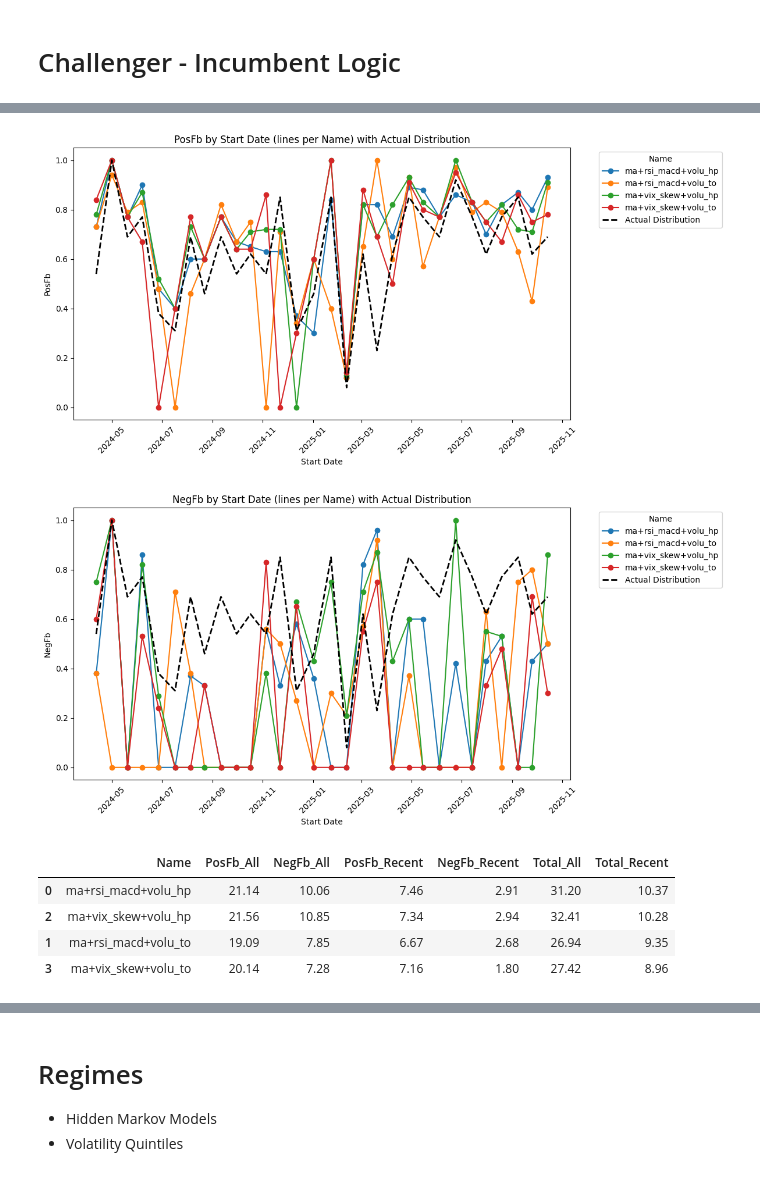
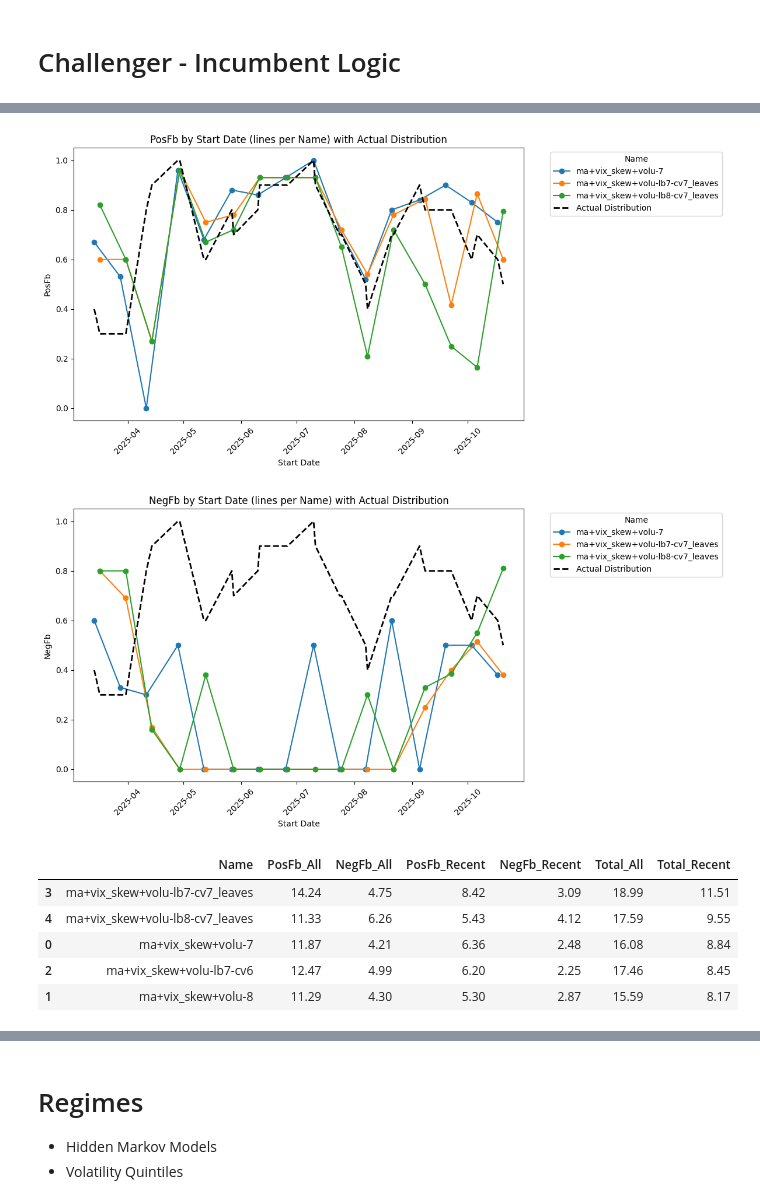
Before and after one commit to bchase17/Fracturion, a Jupyter notebook: Testing_Pipeline/Experiment_Pipeline.ipynb, the cells around one changed output, grey strips where cells are left out. Drawn from its saved outputs; the diff is of its cells as text; code cells hidden in the pictures.

```diff
--- a/Testing_Pipeline/Experiment_Pipeline.ipynb
+++ b/Testing_Pipeline/Experiment_Pipeline.ipynb
@@ -864,9 +1008,9 @@ all_seasons = ['cyc_week_sin', 'cyc_week_cos', 'cyc_month_sin', 'cyc_month_cos',
 ## ============================== ##
 thresh = [.55] # minimum confidence by model for predictions to be included
 results = [] # for storing performance of single run
-metrics_df = pd.DataFrame() # initialize df for storing performance of multiple runs
-all_perm_dfs = [] # stores results of permutation importance for each run
-perm_size = 245 # size of permutation importance
+#metrics_df = pd.DataFrame() # initialize df for storing performance of multiple runs
+#all_perm_dfs = [] # stores results of permutation importance for each run
+perm_size = 245 #245 # size of permutation importance
 opt = 'matthews_corrcoef' # evaluation metric, preferred is matthews_corrcoef
 exclude = {'Date', 'Close', 'High', 'Low', 'Volume'}
 
@@ -877,7 +1021,7 @@ exclude = {'Date', 'Close', 'High', 'Low', 'Volume'}
 ticker = 'QQQ'
 returns = [5] # list of time horizons to test
 test_size = 10 # used for size of test set, default is 10-20
-lbs = [8] # lookback years for training data, default is 8
+lbs = [7, 8] # lookback years for training data, default is 8
 offset_size = test_size # if doing multiple time series, this value determines the step size
 runs = 16 # number of runs to do
 
@@ -931,13 +1075,9 @@ models_dict = {
 }
 """
 
+# Golden incumbent: ma+vix_skew+volu-bl
 models_dict = {
-    'moving_averages': (ma_cols+rsi_macd_cols+volume_cols+atr_adx_vol_cols+vix_skew_cols+experimental_slop_cols, 'rs'),
-}
-
-models_dict = {
-    'ma+rsi_macd+volu-bl': (ma_cols+rsi_macd_cols+volume_cols, 'temporal'),
-    'ma+vix_skew+volu-bl': (ma_cols+vix_skew_cols+volume_cols, 'temporal'),
+    'ma+vix_skew+volu': (ma_cols+vix_skew_cols+volume_cols, 'temporal'),
     }
 
 for r in returns:
@@ -948,6 +1088,10 @@ for r in returns:
         offset = offset + 1
 
         for lb in lbs:
+
+            if lb == 8:
+                cv_nums = [7]
+            else: cv_nums = [7]
 
             df_ph = df.iloc[offset : offset + 245 * lb, :].iloc[r:].copy()  # 245 records is ~1 year of data
             ret_col = f"Return_{r}"
@@ -964,8 +1108,11 @@ for r in returns:
             #==== Loop through model_dicts Run ====#
             #combos_dict = combos(models_dict)
             for name, (cols, cv_type) in models_dict.items():
-                metrics_df, perm_df = run(filtered, cols, ret_col, lb, cv_type, name, metrics_df)
-                all_perm_dfs.append(perm_df.copy())
+
+                for cv_num in cv_nums:
+                    name_adj = f'{name}-lb{lb}-cv{cv_num}_leaves'
+                    metrics_df, perm_df = run(filtered, cols, ret_col, lb, cv_type, name_adj, metrics_df)
+                    all_perm_dfs.append(perm_df.copy())
                 """
                 start = time.time()
                 metrics_df, perm_df = run(filtered, cols, ret_col, lb, cv_type, name, metrics_df)
@@ -999,0 +1147,3 @@ Run 30 of 30 | LB: 8 | Horizon: 5 | 2024-04-09 00:00:00 - 2024-05-01 00:00:00
+# %%
+metrics_df_backup = metrics_df.copy()
+metrics_df = metrics_df[metrics_df['Name'].isin(['ma+vix_skew+volu-lb7-cv7_leaves', 'ma+vix_skew+volu-lb8-cv7_leaves', 'ma+vix_skew+volu-7', 'ma+vix_skew+volu-lb7-cv6'])].copy()
@@ -1000,26 +1155,31 @@ Run 30 of 30 | LB: 8 | Horizon: 5 | 2024-04-09 00:00:00 - 2024-05-01 00:00:00
 # %%
-visualize_performance(metrics_df)#[metrics_df['Name'].isin(['ma+vix_skew+volu', 'ma+rsi_macd+volu', 'ma+rsi_macd+volu_hp', 'ma+vix_skew+volu_hp'])])
-cutoff = pd.to_datetime('2025-05-01')
+# Golden incumbent: ma+vix_skew+volu-bl
+
+models = ['ma+vix_skew+volu-lb7-cv7_leaves', 'ma+vix_skew+volu-lb8-cv7_leaves', 'ma+vix_skew+volu-7']
+visualize_performance(metrics_df[metrics_df['Name'].isin(models)])
+cutoff = pd.to_datetime('2025-07-01')
 metrics_df['Start_Date'] = pd.to_datetime(metrics_df['Start_Date'])
 
 summary_df = (
     metrics_df.groupby('Name')
       .agg(
           PosFb_All=('PosFb', 'sum'),
           NegFb_All=('NegFb', 'sum'),
           PosFb_Recent=('PosFb', lambda x: x[metrics_df['Start_Date'] > cutoff].sum()),
           NegFb_Recent=('NegFb', lambda x: x[metrics_df['Start_Date'] > cutoff].sum())
       )
       .reset_index()
 )
 summary_df['Total_All'] = summary_df['PosFb_All'] + summary_df['NegFb_All']
 summary_df['Total_Recent'] = summary_df['PosFb_Recent'] + summary_df['NegFb_Recent']
+#summary_df[summary_df['Name'].isin(models)].sort_values(by='Total_Recent', ascending=False)
 summary_df.sort_values(by='Total_Recent', ascending=False)
 # %% [output]
-[figure, old version]
+[figure, new version]
-[figure, old version]
+[figure, new version]
 |  | Name | PosFb_All | NegFb_All | PosFb_Recent | NegFb_Recent | Total_All | Total_Recent |
-| 0 | ma+rsi_macd+volu_hp | 21.14 | 10.06 | 7.46 | 2.91 | 31.20 | 10.37 |
-| 2 | ma+vix_skew+volu_hp | 21.56 | 10.85 | 7.34 | 2.94 | 32.41 | 10.28 |
-| 1 | ma+rsi_macd+volu_to | 19.09 | 7.85 | 6.67 | 2.68 | 26.94 | 9.35 |
-| 3 | ma+vix_skew+volu_to | 20.14 | 7.28 | 7.16 | 1.80 | 27.42 | 8.96 |
+| 3 | ma+vix_skew+volu-lb7-cv7_leaves | 14.24 | 4.75 | 8.42 | 3.09 | 18.99 | 11.51 |
+| 4 | ma+vix_skew+volu-lb8-cv7_leaves | 11.33 | 6.26 | 5.43 | 4.12 | 17.59 | 9.55 |
+| 0 | ma+vix_skew+volu-7 | 11.87 | 4.21 | 6.36 | 2.48 | 16.08 | 8.84 |
+| 2 | ma+vix_skew+volu-lb7-cv6 | 12.47 | 4.99 | 6.20 | 2.25 | 17.46 | 8.45 |
+| 1 | ma+vix_skew+volu-8 | 11.29 | 4.30 | 5.30 | 2.87 | 15.59 | 8.17 |
```
Also changed, not shown: parts of 7 cells of this notebook.
